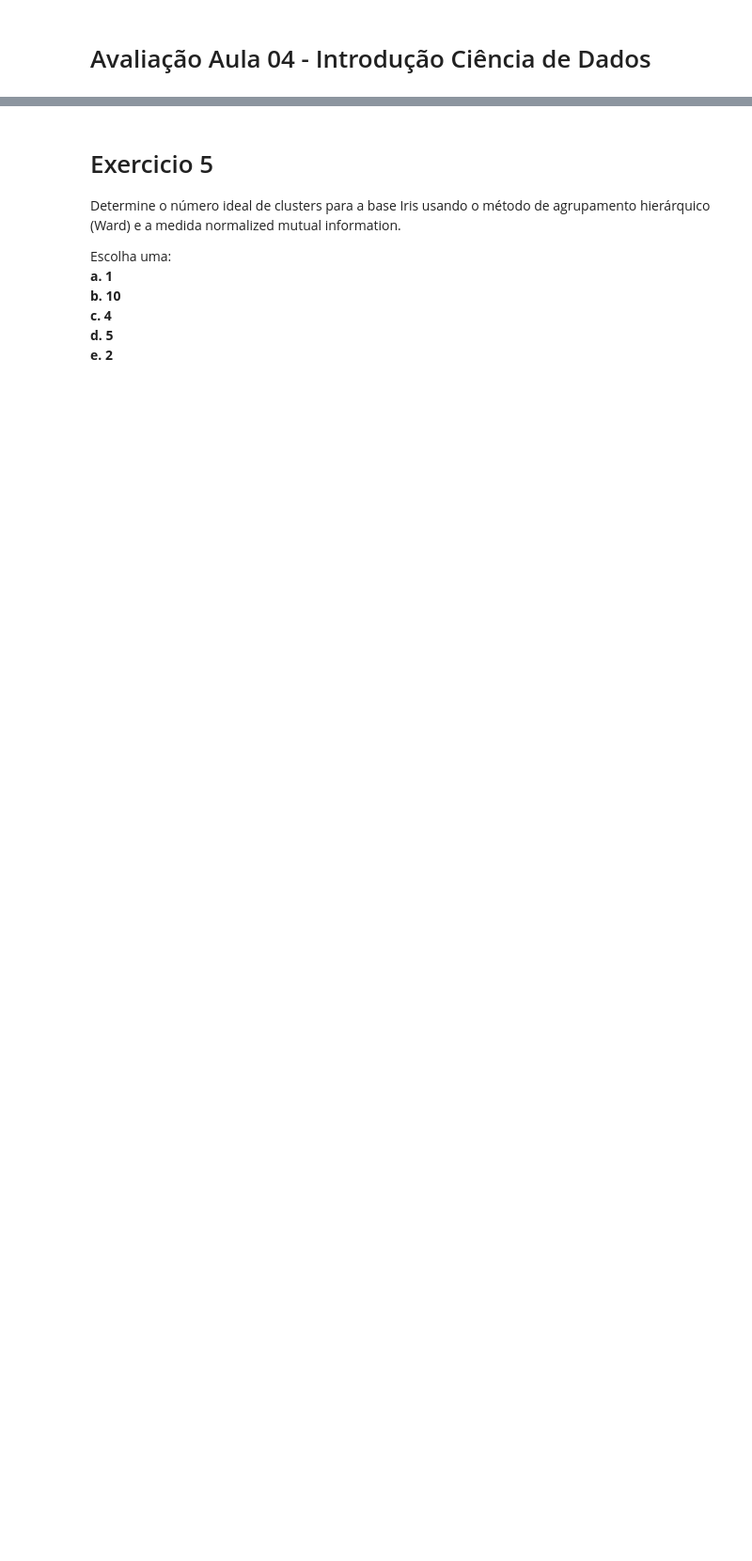
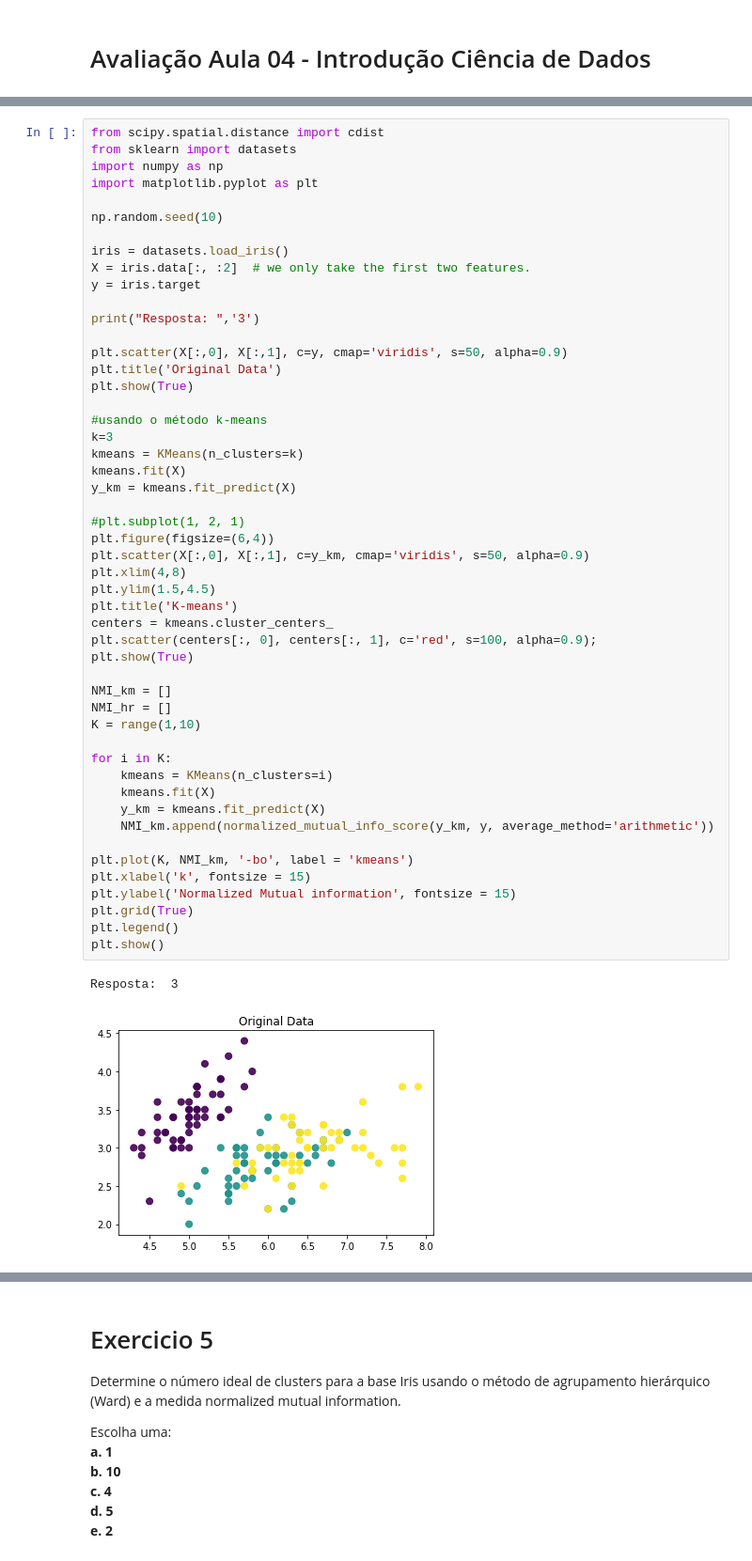
Before and after one commit to beniciosa68/MBA-USP-DS, a Jupyter notebook: 01.Introducao-DS/Aula04/Avaliacao.ipynb, the cells around one changed output, grey strips where cells are left out. Shown at 94% size. Drawn from its saved outputs; the diff is of its cells as text; blank space fills up the shorter version.

```diff
--- a/01.Introducao-DS/Aula04/Avaliacao.ipynb
+++ b/01.Introducao-DS/Aula04/Avaliacao.ipynb
@@ -112,3 +277,56 @@ Escolha uma:<br>
 <b>c. 2</b> <br>
 <b>d. 5</b> <br>
 <b>e. 10</b> <br>
+# %%
+from scipy.spatial.distance import cdist
+from sklearn import datasets
+import numpy as np
+import matplotlib.pyplot as plt
+
+np.random.seed(10)
+
+iris = datasets.load_iris()
+X = iris.data[:, :2]  # we only take the first two features.
+y = iris.target
+
+print("Resposta: ",'3')
+
+plt.scatter(X[:,0], X[:,1], c=y, cmap='viridis', s=50, alpha=0.9)
+plt.title('Original Data')
+plt.show(True)
+
+#usando o método k-means
+k=3
+kmeans = KMeans(n_clusters=k)
+kmeans.fit(X)
+y_km = kmeans.fit_predict(X)
+
+#plt.subplot(1, 2, 1)
+plt.figure(figsize=(6,4))
+plt.scatter(X[:,0], X[:,1], c=y_km, cmap='viridis', s=50, alpha=0.9)
+plt.xlim(4,8)
+plt.ylim(1.5,4.5)
+plt.title('K-means')
+centers = kmeans.cluster_centers_
+plt.scatter(centers[:, 0], centers[:, 1], c='red', s=100, alpha=0.9);
+plt.show(True)
+
+NMI_km = []
+NMI_hr = []
+K = range(1,10)
+
+for i in K:
+    kmeans = KMeans(n_clusters=i)
+    kmeans.fit(X)
+    y_km = kmeans.fit_predict(X)
+    NMI_km.append(normalized_mutual_info_score(y_km, y, average_method='arithmetic'))
+
+plt.plot(K, NMI_km, '-bo', label = 'kmeans')
+plt.xlabel('k', fontsize = 15)
+plt.ylabel('Normalized Mutual information', fontsize = 15)
+plt.grid(True)
+plt.legend()
+plt.show()
+# %% [output]
+Resposta:  3
+[figure, added]
```
Also changed, not shown: parts of 9 cells of this notebook, 23 other files.
